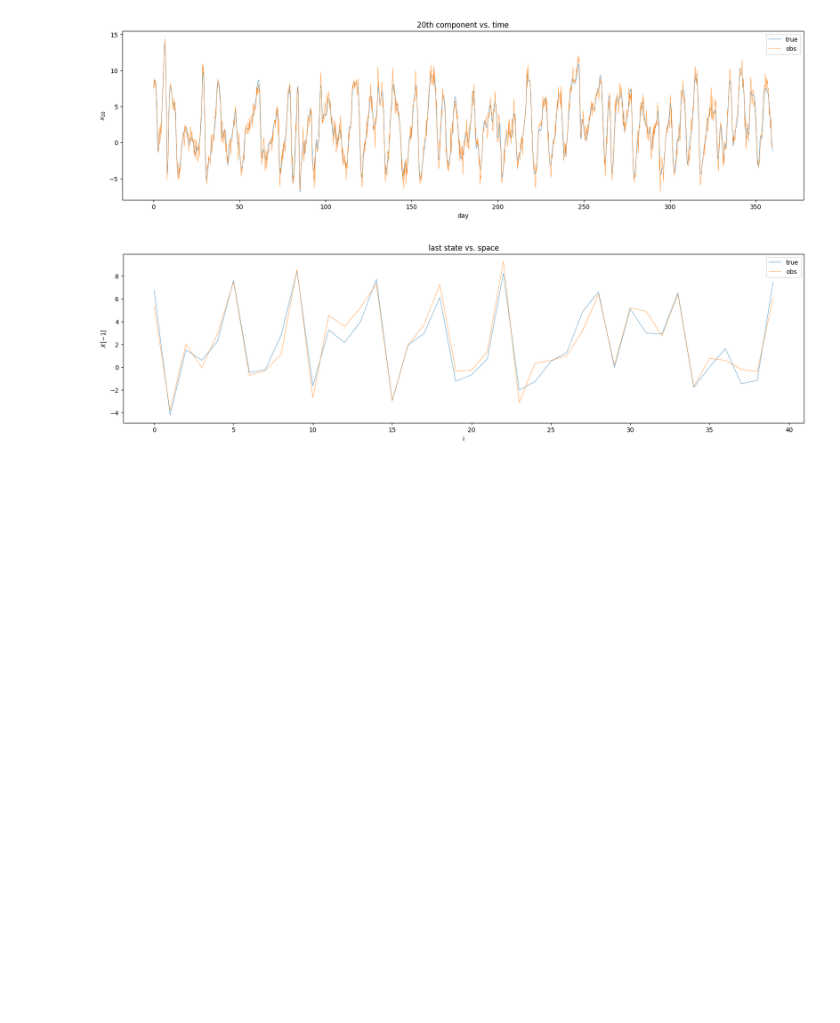
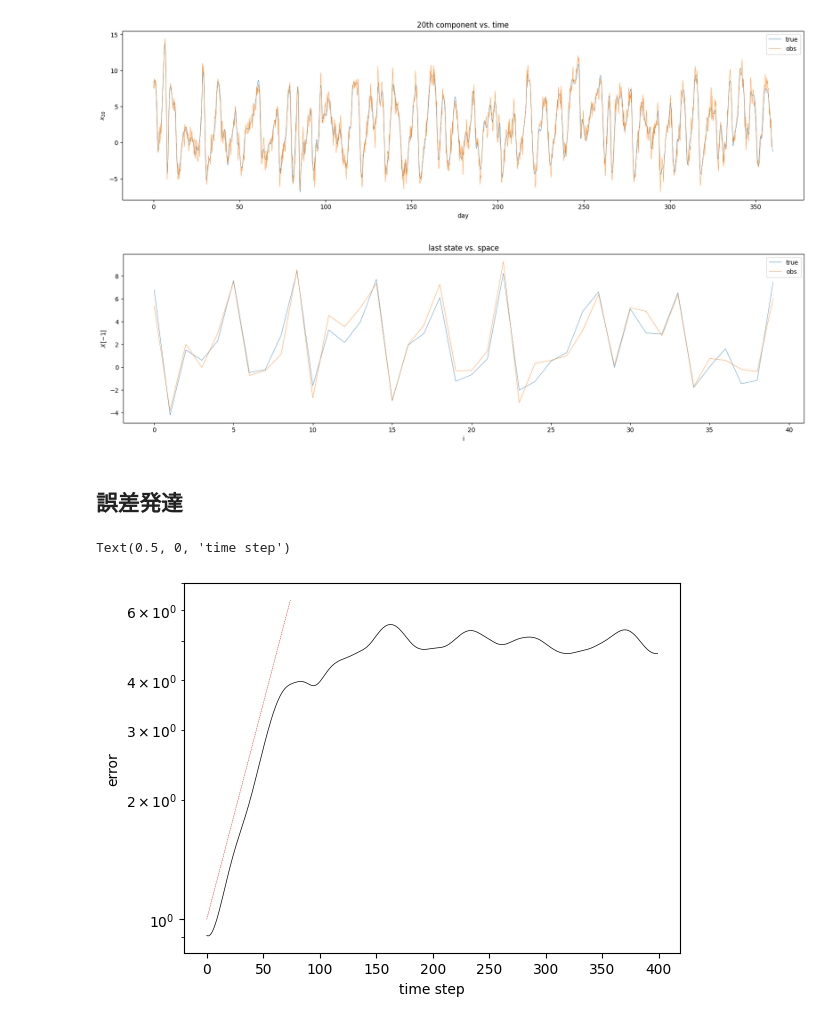
Before and after one commit to KotaTakeda/da_py, a Jupyter notebook: examples/l96.ipynb, the cells around one changed output. Drawn from its saved outputs; the diff is of its cells as text; code cells hidden in the pictures; blank space fills up the shorter version.

Commit message:
add error development

```diff
--- a/examples/l96.ipynb
+++ b/examples/l96.ipynb
@@ -133,3 +133,70 @@ _ = plt.legend()
 # %% [output]
 [figure]
 [figure]
+# %% [markdown]
+## 誤差発達
+# %%
+# attractorのデータ
+x_atr = x_true
+
+# params
+F = 8
+
+# dt: 時間刻み
+dt = 0.01
+
+lorenz = gen_l96(F)
+
+# step数
+day = 100
+N_step = day*4
+
+# atrからのサンプル数
+N_atr_sample = len(x_atr)//(2*N_step)
+
+# ノイズについてのサンプル数
+N_noise_sample = 5
+
+# 時間刻み幅
+dt = 0.01
+
+# 摂動の大きさ
+epsilon = 1
+
+error = np.zeros((N_atr_sample, N_step))
+np.random.seed(1)
+
+for m in range(N_atr_sample):
+    z0 = x_atr[N_step*m, :]
+    z = np.zeros((N_step, J))
+    z[0] = z0
+
+    temp_error = np.zeros((N_noise_sample, N_step))
+
+    for i in range(N_noise_sample):
+        z_perturb = z[0] + epsilon*np.random.normal(size=z[0].shape)
+        temp_error[i, 0] = np.linalg.norm(z[0] - z_perturb, ord=2)/np.sqrt(J)
+
+        for n in range(1, N_step):
+            t = n*dt
+            if i == 0:
+                z[n] = rk4(lorenz, t, z[n-1], dt)
+            z_perturb = rk4(lorenz, t, z_perturb, dt)
+            temp_error[i, n] = np.linalg.norm(z[n] - z_perturb, ord=2)/np.sqrt(J)
+
+    error[m] = temp_error.mean(axis=0)[:]
+
+error_mean = error.mean(axis=0)
+
+# plot
+beta = 2.5
+n = np.arange(len(error_mean))
+fig1, ax1 = plt.subplots()
+ax1.plot(error_mean, lw=0.5, c="k")
+ax1.plot(np.exp(beta*n*dt)[:75], lw=0.3, c="r", ls="--")
+ax1.set_yscale("log")
+ax1.set_ylabel("error")
+ax1.set_xlabel("time step")
+# %% [output]
+Text(0.5, 0, 'time step')
+[figure, added]
```
